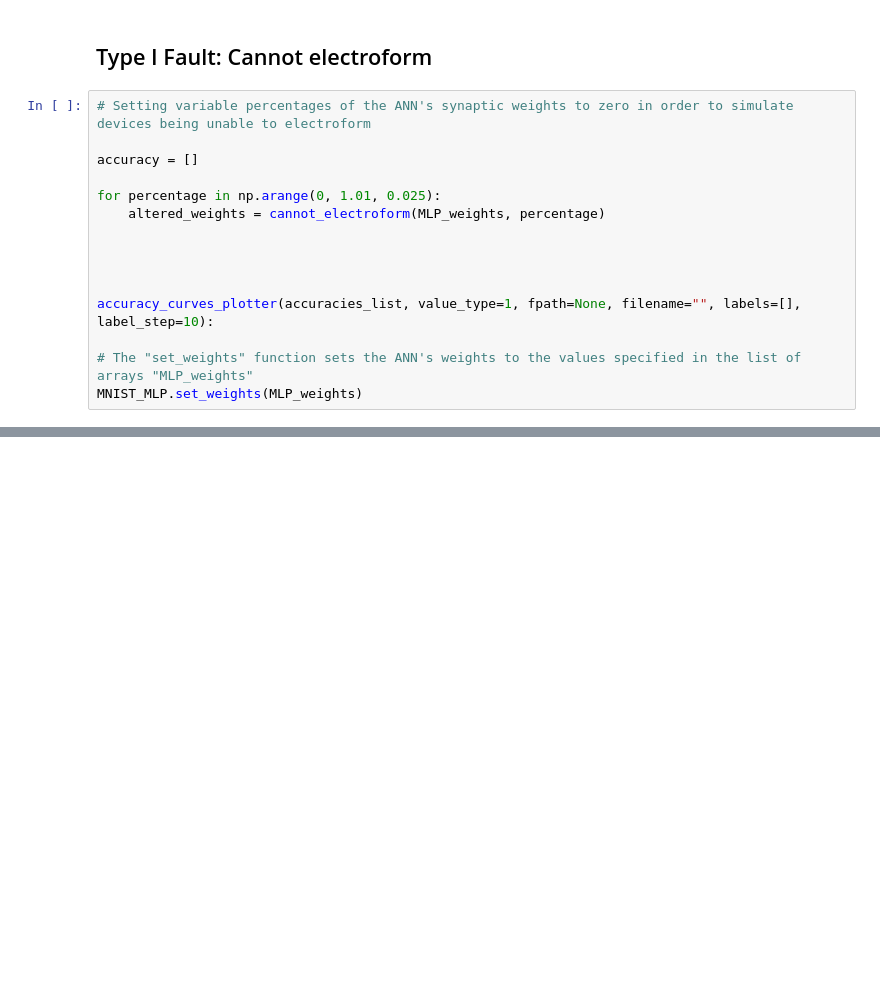
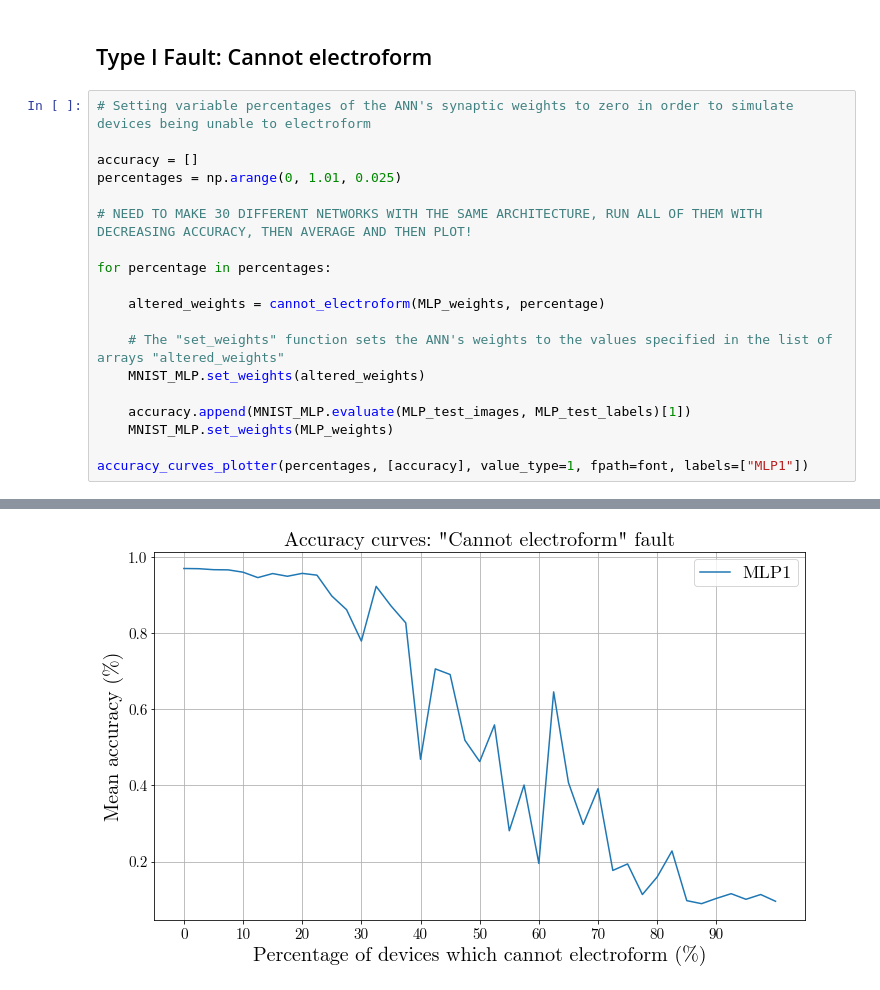
Before and after one commit to nicogig/worsecrossbars, a Jupyter notebook: MLP1.ipynb, the cells around one changed output, grey strips where cells are left out. Drawn from its saved outputs; the diff is of its cells as text; blank space fills up the shorter version.

```diff
--- a/MLP1.ipynb
+++ b/MLP1.ipynb
@@ -161,14 +161,19 @@ training_validation_plotter(epochs, loss_values, val_loss_values, "Loss", font)
 # Setting variable percentages of the ANN's synaptic weights to zero in order to simulate devices being unable to electroform
 
 accuracy = []
+percentages = np.arange(0, 1.01, 0.025)
 
-for percentage in np.arange(0, 1.01, 0.025):
+# NEED TO MAKE 30 DIFFERENT NETWORKS WITH THE SAME ARCHITECTURE, RUN ALL OF THEM WITH DECREASING ACCURACY, THEN AVERAGE AND THEN PLOT!
+
+for percentage in percentages:
+
     altered_weights = cannot_electroform(MLP_weights, percentage)
 
+    # The "set_weights" function sets the ANN's weights to the values specified in the list of arrays "altered_weights"
+    MNIST_MLP.set_weights(altered_weights)
 
+    accuracy.append(MNIST_MLP.evaluate(MLP_test_images, MLP_test_labels)[1])
+    MNIST_MLP.set_weights(MLP_weights)
 
-
-accuracy_curves_plotter(accuracies_list, value_type=1, fpath=None, filename="", labels=[], label_step=10):
-
-# The "set_weights" function sets the ANN's weights to the values specified in the list of arrays "MLP_weights"
-MNIST_MLP.set_weights(MLP_weights)
+accuracy_curves_plotter(percentages, [accuracy], value_type=1, fpath=font, labels=["MLP1"])
+# %% [output]
@@ -174,0 +197 @@ MNIST_MLP.set_weights(MLP_weights)
+[figure, added]
```
Also changed, not shown: parts of 6 cells of this notebook, 2 other files.
